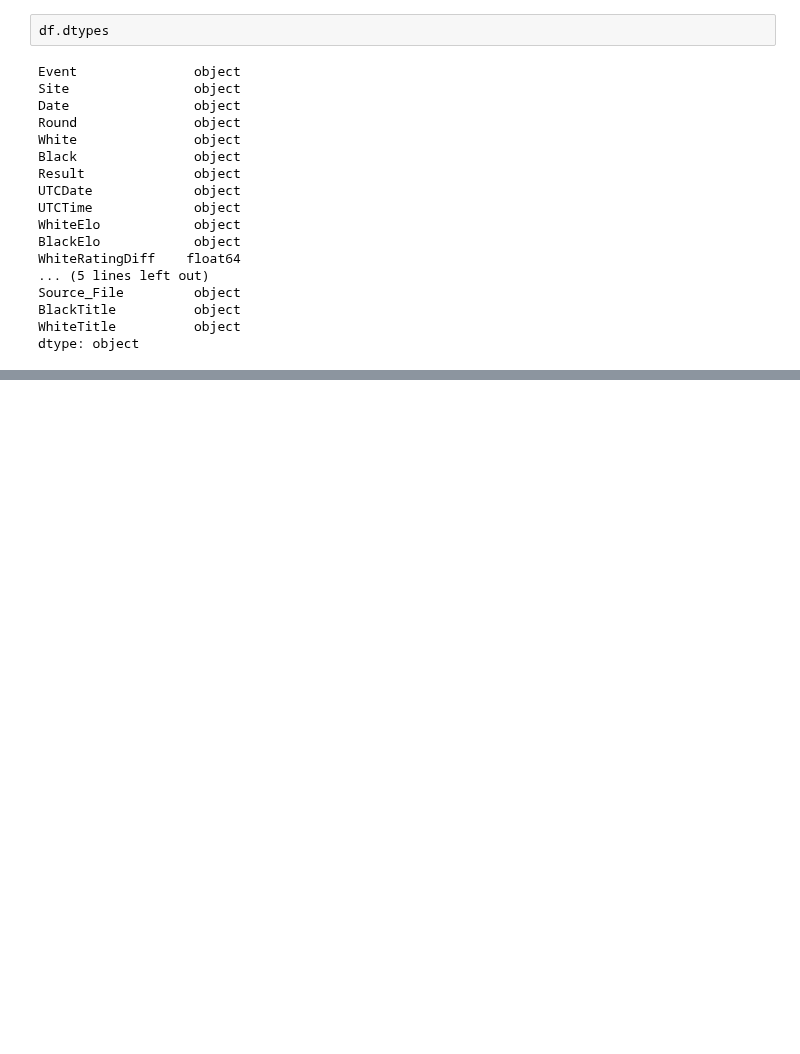
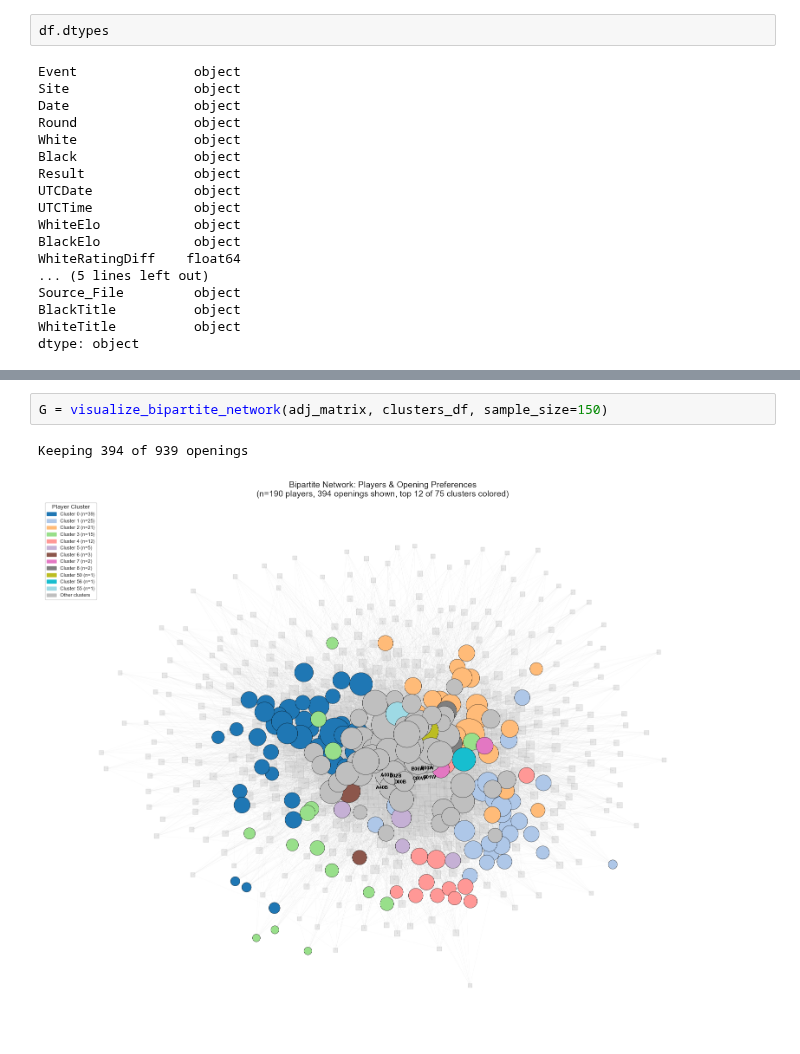
Before and after one commit to SalmaAllam8/Lichess-DB-players-performance-analysis-, a Jupyter notebook: opening analysis.ipynb, the cells around one changed output, grey strips where cells are left out. Saved outputs shown, nothing was run; the diff lists cells and outputs as text; blank space fills up the shorter version.

```diff
--- a/opening analysis.ipynb
+++ b/opening analysis.ipynb
@@ -835,0 +860,5 @@ Calculating Force-Directed Layout...
+# %%
+G = visualize_bipartite_network(adj_matrix, clusters_df, sample_size=150)
+# %% [output]
+Keeping 394 of 939 openings
+[figure, added]
```
Also changed, not shown: parts of 15 cells of this notebook, 1 other file.
